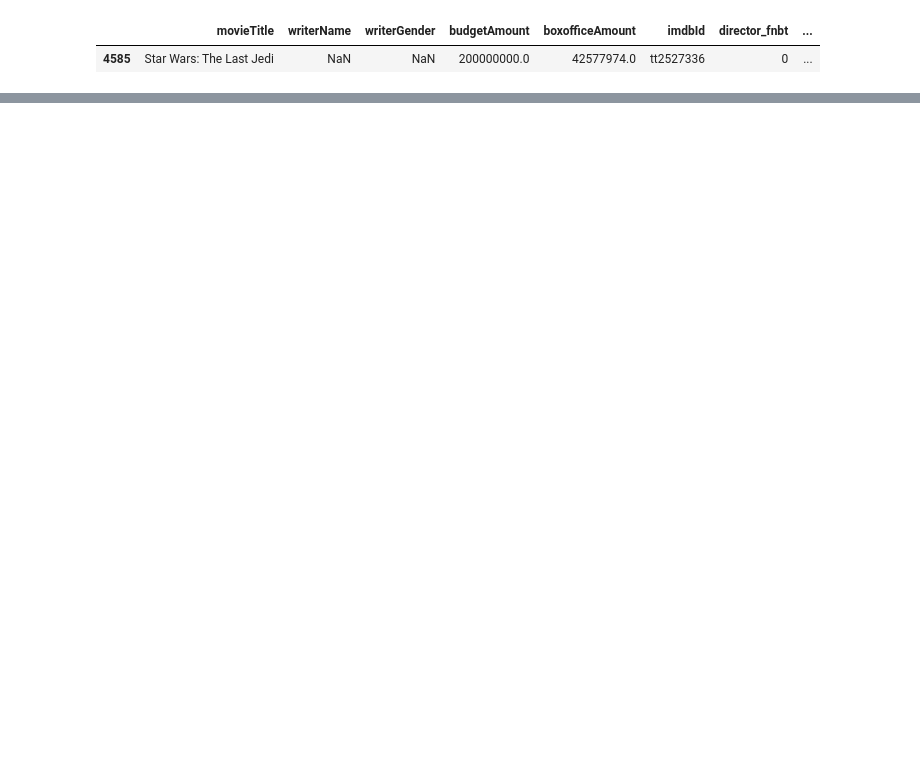
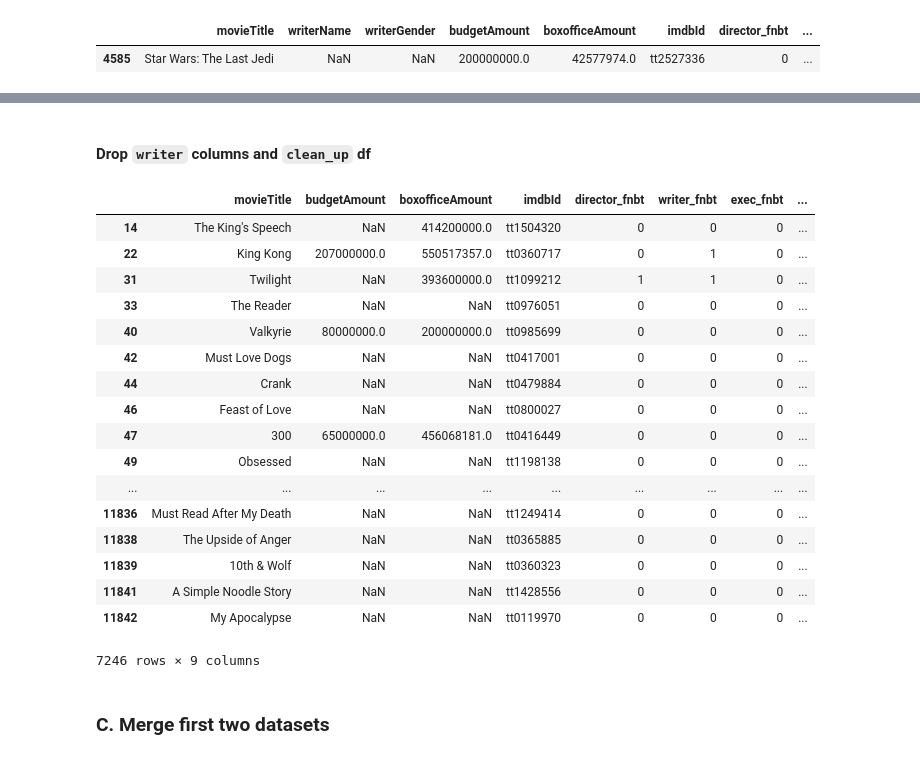
Before and after one commit to MagicMilly/women-in-film-analysis-dashboard, a Jupyter notebook: more_data_munging.ipynb, the cells around one changed output, grey strips where cells are left out. Saved outputs shown, nothing was run; the diff lists cells and outputs as text; code cells hidden in the pictures; blank space fills up the shorter version.

```diff
--- a/more_data_munging.ipynb
+++ b/more_data_munging.ipynb
@@ -1183,0 +305,3 @@ testing.loc[testing.movieTitle == 'Star Wars: The Last Jedi']
+# %%
+cleaned_movies_2005_to_2010 = pd.read_csv('my_data/movies_2005_2010_inclusive.csv')
+cleaned_movies_2005_to_2010.head()
@@ -1183,0 +315,27 @@ testing.loc[testing.movieTitle == 'Star Wars: The Last Jedi']
+# %% [markdown]
+#### Drop `writer` columns and `clean_up` df
+# %%
+cleaned_movies_2005_to_2010.drop(columns=['writerName', 'writerGender'], axis=1, inplace=True)
+# %%
+clean_up(cleaned_movies_2005_to_2010)
+# %% [output]
+|  | movieTitle | budgetAmount | boxofficeAmount | imdbId | director_fnbt | writer_fnbt | exec_fnbt | ... |
+| 14 | The King's Speech | NaN | 414200000.0 | tt1504320 | 0 | 0 | 0 | ... |
+| 22 | King Kong | 207000000.0 | 550517357.0 | tt0360717 | 0 | 1 | 0 | ... |
+| 31 | Twilight | NaN | 393600000.0 | tt1099212 | 1 | 1 | 0 | ... |
+| 33 | The Reader | NaN | NaN | tt0976051 | 0 | 0 | 0 | ... |
+| 40 | Valkyrie | 80000000.0 | 200000000.0 | tt0985699 | 0 | 0 | 0 | ... |
+| 42 | Must Love Dogs | NaN | NaN | tt0417001 | 0 | 0 | 0 | ... |
+| 44 | Crank | NaN | NaN | tt0479884 | 0 | 0 | 0 | ... |
+| 46 | Feast of Love | NaN | NaN | tt0800027 | 0 | 0 | 0 | ... |
+| 47 | 300 | 65000000.0 | 456068181.0 | tt0416449 | 0 | 0 | 0 | ... |
+| 49 | Obsessed | NaN | NaN | tt1198138 | 0 | 0 | 0 | ... |
+| ... | ... | ... | ... | ... | ... | ... | ... | ... |
+| 11836 | Must Read After My Death | NaN | NaN | tt1249414 | 0 | 0 | 0 | ... |
+| 11838 | The Upside of Anger | NaN | NaN | tt0365885 | 0 | 0 | 0 | ... |
+| 11839 | 10th & Wolf | NaN | NaN | tt0360323 | 0 | 0 | 0 | ... |
+| 11841 | A Simple Noodle Story | NaN | NaN | tt1428556 | 0 | 0 | 0 | ... |
+| 11842 | My Apocalypse | NaN | NaN | tt0119970 | 0 | 0 | 0 | ... |
+7246 rows × 9 columns
+# %% [markdown]
+### C. Merge first two datasets
```
Also changed, not shown: parts of 134 cells of this notebook.
